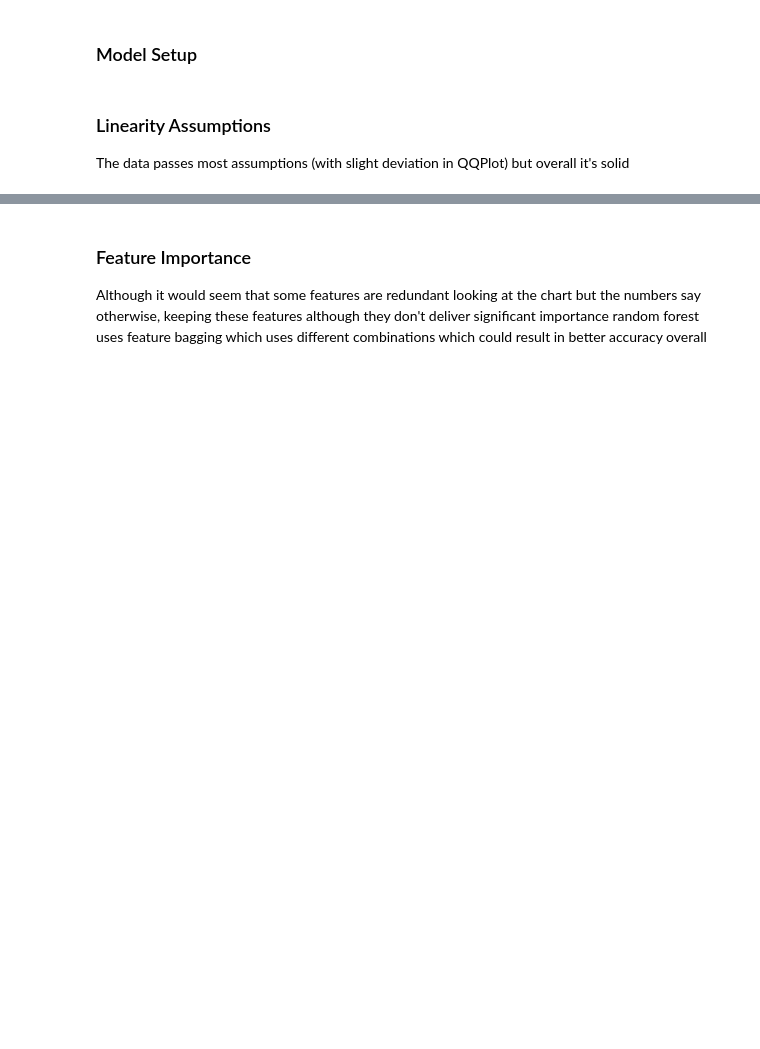
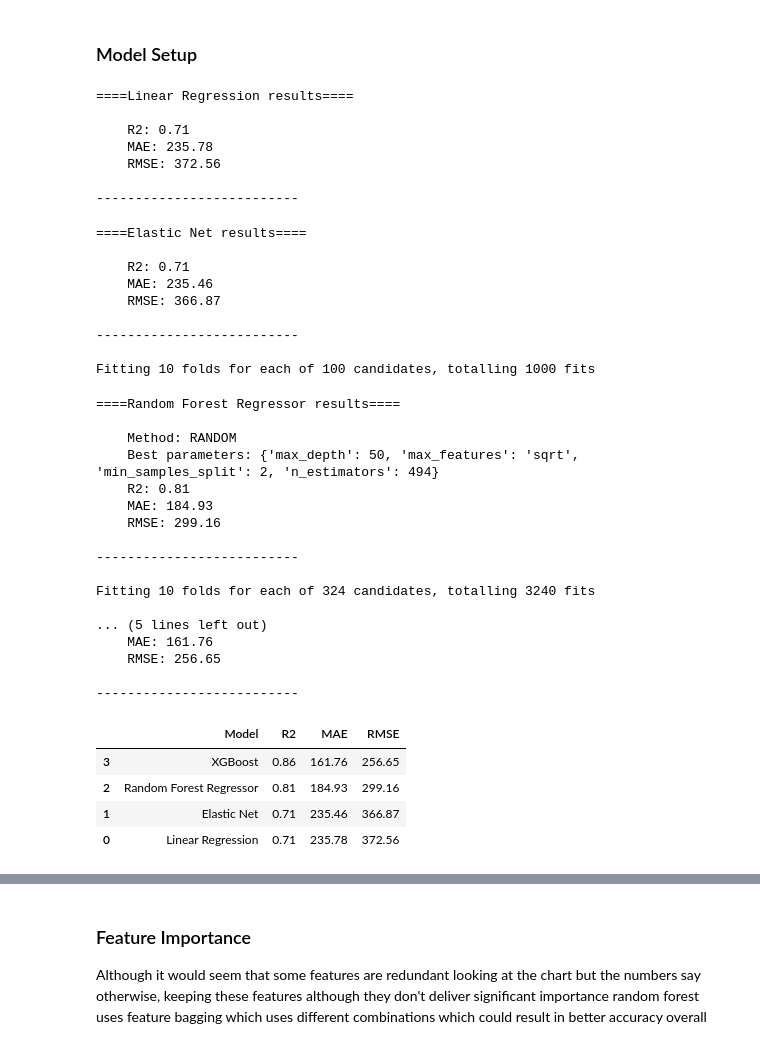
Before and after one commit to NitoBoritto/ML_Laptop_Price_Predictor, a Jupyter notebook: Level 2 Tasks.ipynb, the cells around one changed output, grey strips where cells are left out. Cells and saved outputs as stored; diff of their text form; code cells hidden in the pictures; blank space fills up the shorter version.

Commit message:
Regression Pipeline done

```diff
--- a/Level 2 Tasks.ipynb
+++ b/Level 2 Tasks.ipynb
@@ -933,12 +935,7 @@ binary_cols = ["Touchscreen", "IPSpanel", "RetinaDisplay"]
 
 log_cols = ["PrimaryStorage", "SecondaryStorage"]
 
-drop_cols = ['Product', 'CPU_model', 'GPU_model', 'ScreenW', 'ScreenH',
-             'Company', 'CPU_series', 'GPU_series',  # replaced by TE versions
-             'Touchscreen', 'IPSpanel', 'RetinaDisplay',  # replaced by _encoded versions
-             'TypeName', 'OS', 'Screen', 'CPU_company',
-             'PrimaryStorageType', 'SecondaryStorageType', 'GPU_company',  # replaced by OHE
-             'Resolution']
+drop_cols = ['Product', 'CPU_model', 'GPU_model', 'ScreenW', 'ScreenH', 'Resolution']
 
 # Scaling groups
 robust_features = ['Ram', 'PrimaryStorage', 'SecondaryStorage']
@@ -1066,7 +1064,11 @@ lr_results, lr_model_pipe = tune_and_evaluate(
 
 # ElasticNetCV()
 en_results, en_model_pipe = tune_and_evaluate(
-    "Elastic Net", ElasticNetCV(l1_ratio=[0.1, 0.5, 0.7, 0.9, 0.95, 0.99, 1], cv = 5, random_state = 5),
+    "Elastic Net", ElasticNetCV(l1_ratio=[0.1, 0.5, 0.7, 0.9, 0.95, 0.99, 1],
+                                cv = 5,
+                                random_state = 5,
+                                alphas = np.logspace(-4, 1, 100),  # force search over smaller alphas
+                                max_iter = 10000),
     {"method": None, "params": {}},
     X_train, X_test, y_train, y_test
 )
@@ -1082,39 +1084,75 @@ rfr_results, rfr_model_pipe = tune_and_evaluate(
             # number of trees
             "n_estimators": randint(100, 500),
             # maximum number of levels
             "max_depth": [5, 10, 15, 20, 25, 30, 35, 40, 45, 50, None],
             # minimum number of samples required to split a node
             "min_samples_split": randint(2, 10),
             # number of features to consider on every split
             "max_features": ["sqrt", "log2", 1.0]
         }
     },
     X_train, X_test, y_train, y_test
 )
 
 # XGBoost
 xgb_results, xgb_model_pipe = tune_and_evaluate(
     "XGBoost", XGBRegressor(
         objective = "reg:squarederror", # focusing on minimizing squared error
         tree_method = "hist", # histogram binning trees for higher speeds
         random_state = 67,
         n_jobs = -1 # full powaaaaaaaaa
     ),
     {"method": "grid",
      "n_iter": 100,
      "params": {
-        "n_estimators": [100, 500, 1000],
-        "max_depth": [3, 6, 9],
-        "eta": [0.01, 0.1, 0.2, 0.3], # learning rate,
-        "subsample": [0.8, 1.0], # prevents overfitting by hiding 80% of the testing rows per tree,
-        "colsample_bytree": [0.8, 1.0] # same as subsampling but hides features (RF feature bagging)
+        "n_estimators": [500, 1000, 1100],
+        "max_depth": [5, 6, 9],
+        "eta": [0.01, 0.1, 0.3], # learning rate,
+        "subsample": [0.7, 0.8, 1.0], # prevents overfitting by using 80% of the testing rows per tree
+        "colsample_bytree": [0.6, 0.8, 1.0] # same as subsampling but hides features (RF feature bagging)
      }
     },
     X_train, X_test, y_train, y_test
 )
 
 comparison = pd.DataFrame([lr_results, en_results, rfr_results, xgb_results])
-comparison.sort_values("R2", ascending = False)
+comparison.sort_values("R2", ascending = False).round(2)
+# %% [output]
+====Linear Regression results====
+
+    R2: 0.71
+    MAE: 235.78
+    RMSE: 372.56
+
+--------------------------
+====Elastic Net results====
+
+    R2: 0.71
+    MAE: 235.46
+    RMSE: 366.87
+
+--------------------------
+
+Fitting 10 folds for each of 100 candidates, totalling 1000 fits
+====Random Forest Regressor results====
+
+    Method: RANDOM
+    Best parameters: {'max_depth': 50, 'max_features': 'sqrt', 'min_samples_split': 2, 'n_estimators': 494}
+    R2: 0.81
+    MAE: 184.93
+    RMSE: 299.16
+
+--------------------------
+
+Fitting 10 folds for each of 324 candidates, totalling 3240 fits
+
+... (5 lines left out)
+    MAE: 161.76
+    RMSE: 256.65
+
+--------------------------
+|  | Model | R2 | MAE | RMSE |
+| 3 | XGBoost | 0.86 | 161.76 | 256.65 |
+| 2 | Random Forest Regressor | 0.81 | 184.93 | 299.16 |
+| 1 | Elastic Net | 0.71 | 235.46 | 366.87 |
+| 0 | Linear Regression | 0.71 | 235.78 | 372.56 |
-# %% [markdown]
-### Linearity Assumptions
-The data passes most assumptions (with slight deviation in QQPlot) but overall it's solid
```
Also changed, not shown: parts of 7 cells of this notebook.
